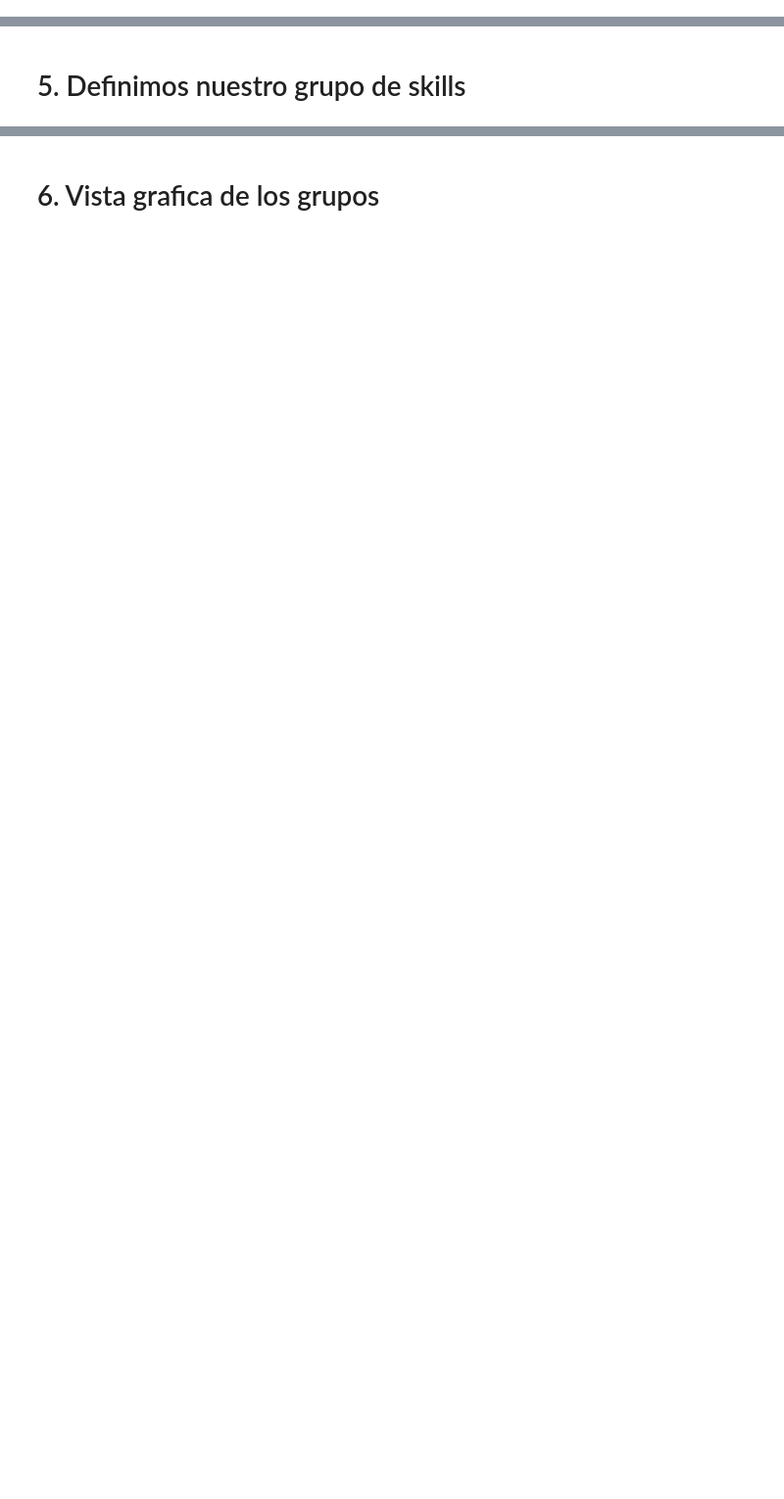
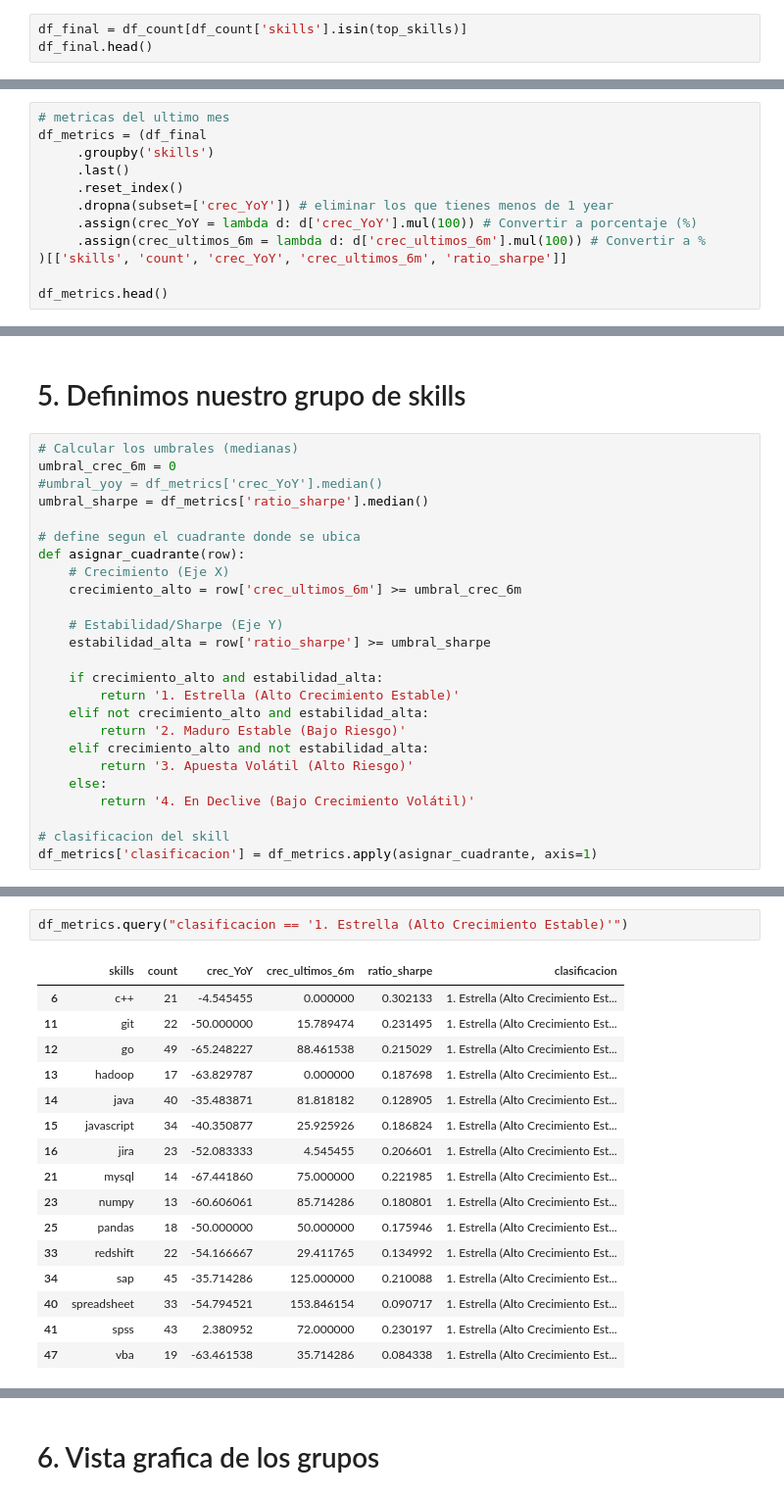
Before and after one commit to anamumaq/data-analytics-skill-evolution, a Jupyter notebook: data-analytics-skill-evolution.ipynb, the cells around one changed output, grey strips where cells are left out. Shown at 98% size. Drawn from its saved outputs; the diff is of its cells as text; blank space fills up the shorter version.

Commit message:
change metrics, tidy data, plotly new class

```diff
--- a/data-analytics-skill-evolution.ipynb
+++ b/data-analytics-skill-evolution.ipynb
@@ -181,0 +170,3 @@ skills_top_crecimiento = skills_crecimiento[skills_top]
+# %%
+df_final = df_count[df_count['skills'].isin(top_skills)]
+df_final.head()
@@ -276,0 +219,12 @@ plt.show()
+# %%
+# metricas del ultimo mes
+df_metrics = (df_final
+     .groupby('skills')
+     .last()
+     .reset_index()
+     .dropna(subset=['crec_YoY']) # eliminar los que tienes menos de 1 year
+     .assign(crec_YoY = lambda d: d['crec_YoY'].mul(100)) # Convertir a porcentaje (%)
+     .assign(crec_ultimos_6m = lambda d: d['crec_ultimos_6m'].mul(100)) # Convertir a %
+)[['skills', 'count', 'crec_YoY', 'crec_ultimos_6m', 'ratio_sharpe']]
+
+df_metrics.head()
@@ -277,2 +243,27 @@ plt.show()
 # %% [markdown]
 # 5. Definimos nuestro grupo de skills
+# %%
+# Calcular los umbrales (medianas)
+umbral_crec_6m = 0
+#umbral_yoy = df_metrics['crec_YoY'].median()
+umbral_sharpe = df_metrics['ratio_sharpe'].median()
+
+# define segun el cuadrante donde se ubica
+def asignar_cuadrante(row):
+    # Crecimiento (Eje X)
+    crecimiento_alto = row['crec_ultimos_6m'] >= umbral_crec_6m
+
+    # Estabilidad/Sharpe (Eje Y)
+    estabilidad_alta = row['ratio_sharpe'] >= umbral_sharpe
+
+    if crecimiento_alto and estabilidad_alta:
+        return '1. Estrella (Alto Crecimiento Estable)'
+    elif not crecimiento_alto and estabilidad_alta:
+        return '2. Maduro Estable (Bajo Riesgo)'
+    elif crecimiento_alto and not estabilidad_alta:
+        return '3. Apuesta Volátil (Alto Riesgo)'
+    else:
+        return '4. En Declive (Bajo Crecimiento Volátil)'
+
+# clasificacion del skill
+df_metrics['clasificacion'] = df_metrics.apply(asignar_cuadrante, axis=1)
@@ -293 +281,20 @@ emergentes
+# %%
+df_metrics.query("clasificacion == '1. Estrella (Alto Crecimiento Estable)'")
+# %% [output]
+|  | skills | count | crec_YoY | crec_ultimos_6m | ratio_sharpe | clasificacion |
+| 6 | c++ | 21 | -4.545455 | 0.000000 | 0.302133 | 1. Estrella (Alto Crecimiento Est... |
+| 11 | git | 22 | -50.000000 | 15.789474 | 0.231495 | 1. Estrella (Alto Crecimiento Est... |
+| 12 | go | 49 | -65.248227 | 88.461538 | 0.215029 | 1. Estrella (Alto Crecimiento Est... |
+| 13 | hadoop | 17 | -63.829787 | 0.000000 | 0.187698 | 1. Estrella (Alto Crecimiento Est... |
+| 14 | java | 40 | -35.483871 | 81.818182 | 0.128905 | 1. Estrella (Alto Crecimiento Est... |
+| 15 | javascript | 34 | -40.350877 | 25.925926 | 0.186824 | 1. Estrella (Alto Crecimiento Est... |
+| 16 | jira | 23 | -52.083333 | 4.545455 | 0.206601 | 1. Estrella (Alto Crecimiento Est... |
+| 21 | mysql | 14 | -67.441860 | 75.000000 | 0.221985 | 1. Estrella (Alto Crecimiento Est... |
+| 23 | numpy | 13 | -60.606061 | 85.714286 | 0.180801 | 1. Estrella (Alto Crecimiento Est... |
+| 25 | pandas | 18 | -50.000000 | 50.000000 | 0.175946 | 1. Estrella (Alto Crecimiento Est... |
+| 33 | redshift | 22 | -54.166667 | 29.411765 | 0.134992 | 1. Estrella (Alto Crecimiento Est... |
+| 34 | sap | 45 | -35.714286 | 125.000000 | 0.210088 | 1. Estrella (Alto Crecimiento Est... |
+| 40 | spreadsheet | 33 | -54.794521 | 153.846154 | 0.090717 | 1. Estrella (Alto Crecimiento Est... |
+| 41 | spss | 43 | 2.380952 | 72.000000 | 0.230197 | 1. Estrella (Alto Crecimiento Est... |
+| 47 | vba | 19 | -63.461538 | 35.714286 | 0.084338 | 1. Estrella (Alto Crecimiento Est... |
 # %% [markdown]
```
Also changed, not shown: parts of 38 cells of this notebook.
